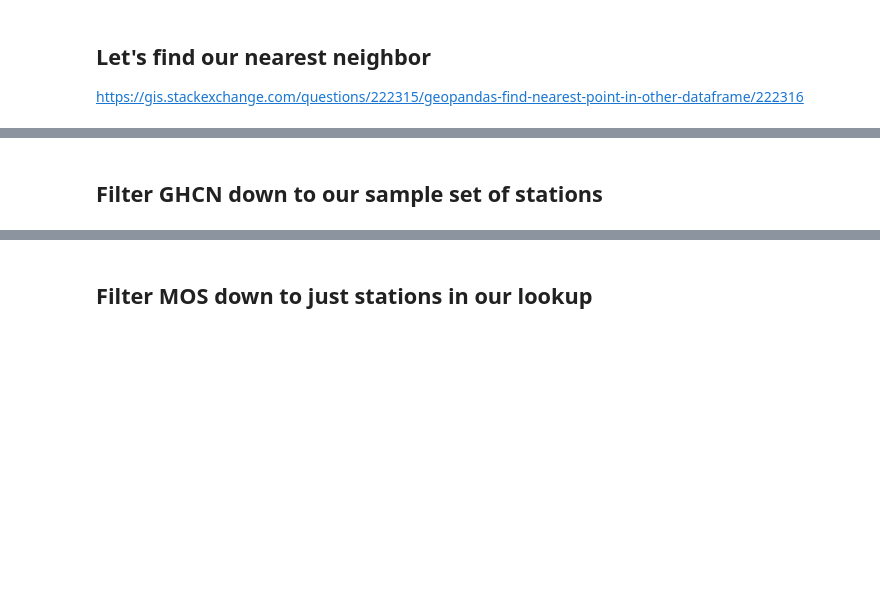
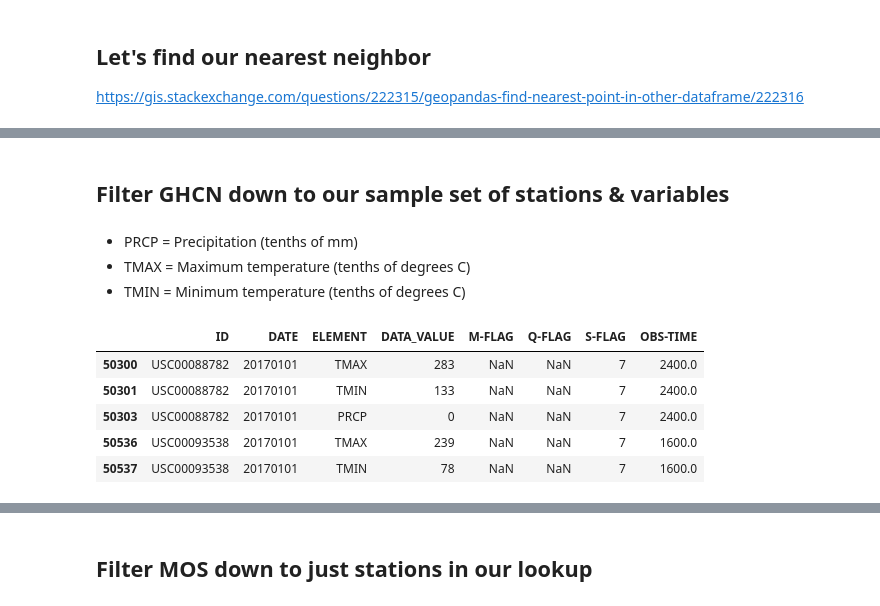
Before and after one commit to ccny-glasslab/mosparse, a Jupyter notebook: docs/station_lineup.ipynb, the cells around one changed output, grey strips where cells are left out. Saved outputs shown, nothing was run; the diff lists cells and outputs as text; code cells hidden in the pictures; blank space fills up the shorter version.

```diff
--- a/docs/station_lineup.ipynb
+++ b/docs/station_lineup.ipynb
@@ -106,6 +168,7 @@ stationloc.shape, mgdf.shape, gdf_w.shape
 # %%
 # from mgdf pull the station closest in distance to the gdf station for that row
 gdf_w['neighbor'] = mgdf.iloc[stationloc]['Station'].values
+gdf_w['distance'] = distances.min(axis=1)
 # %%
 # this is our lookup comparison
 gdf_w[['ID', 'neighbor']].head()
@@ -118,7 +195,7 @@ gdmo.head()
 #let's save out what we need:
 gdmo[['ID', 'LATITUDE', 'LONGITUDE', 'Station', 'Latitude', 'Longitude']].to_csv("ghcn_mos_lookup.csv")
 # %% [markdown]
-## Filter GHCN down to our sample set of stations
+## Filter GHCN down to our sample set of stations & variables
 # %%
 # the above lines up w/ mos, let's filter GHCN down to the us_stations
 YEAR = 2017
@@ -132,3 +205,18 @@ dsus.head()
+# %% [markdown]
+* PRCP = Precipitation (tenths of mm)
+* TMAX = Maximum temperature (tenths of degrees C)
+* TMIN = Minimum temperature (tenths of degrees C)
+# %%
+# Here we're filtering to just the rows where these conditions are met
+dsus = ds[ds['ID'].isin(gdmo['ID']) & ds['ELEMENT'].isin(['PRCP', 'TMAX', 'TMIN'])]
+dsus.head()
+# %% [output]
+|  | ID | DATE | ELEMENT | DATA_VALUE | M-FLAG | Q-FLAG | S-FLAG | OBS-TIME |
+| 50300 | USC00088782 | 20170101 | TMAX | 283 | NaN | NaN | 7 | 2400.0 |
+| 50301 | USC00088782 | 20170101 | TMIN | 133 | NaN | NaN | 7 | 2400.0 |
+| 50303 | USC00088782 | 20170101 | PRCP | 0 | NaN | NaN | 7 | 2400.0 |
+| 50536 | USC00093538 | 20170101 | TMAX | 239 | NaN | NaN | 7 | 1600.0 |
+| 50537 | USC00093538 | 20170101 | TMIN | 78 | NaN | NaN | 7 | 1600.0 |
 # %%
 # Lets only get the columns we want
 dsus_subset = dsus[['ID', 'DATE', 'ELEMENT', 'DATA_VALUE',  'M-FLAG', 'Q-FLAG']]
```
Also changed, not shown: parts of 27 cells of this notebook.
